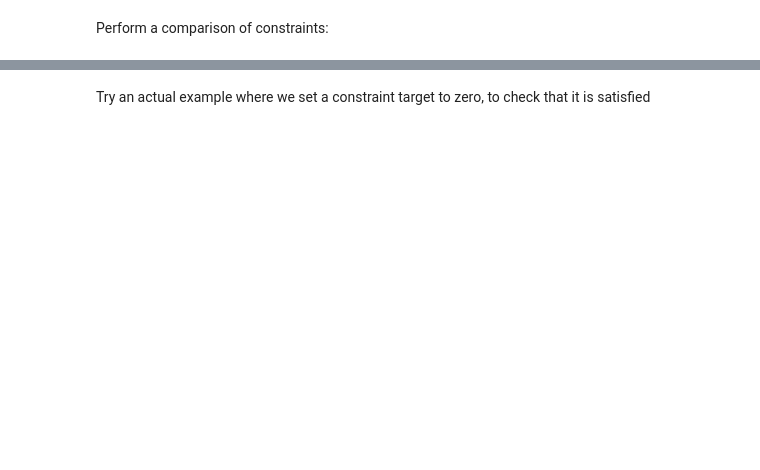
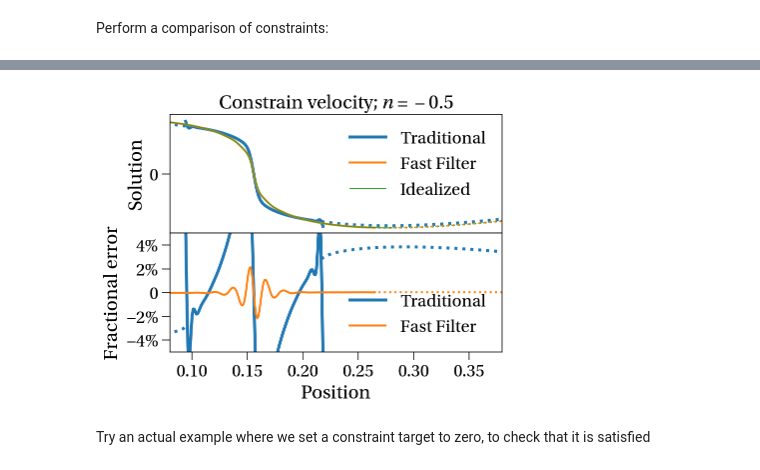
Before and after one commit to pynbody/genetIC, a Jupyter notebook: toy_implementation/Testing Zoom Constraints.ipynb, the cells around one changed output, grey strips where cells are left out. Saved outputs shown, nothing was run; the diff lists cells and outputs as text; code cells hidden in the pictures; blank space fills up the shorter version.

```diff
--- a/toy_implementation/Testing Zoom Constraints.ipynb
+++ b/toy_implementation/Testing Zoom Constraints.ipynb
@@ -49,3 +49,5 @@ Fast Filter constraint value 0.00 (target 1.00)
 # %%
-cp.compare_constraints_with_errors(plaw=-1.5, velocity=True, covector_width=50)
+import constrainedzoom.methods.old
+cp.compare_constraints_with_errors(plaw=-0.5, velocity=True, covector_width=10)
+#p.xlim(0,1)
 # %% [output]
@@ -53,3 +54,4 @@ cp.compare_constraints_with_errors(plaw=-1.5, velocity=True, covector_width=50)
+[figure, added]
 # %% [markdown]
 Try an actual example where we set a constraint target to zero, to check that it is satisfied
 # %%
```
Also changed, not shown: parts of 7 cells of this notebook, 7 other files.
